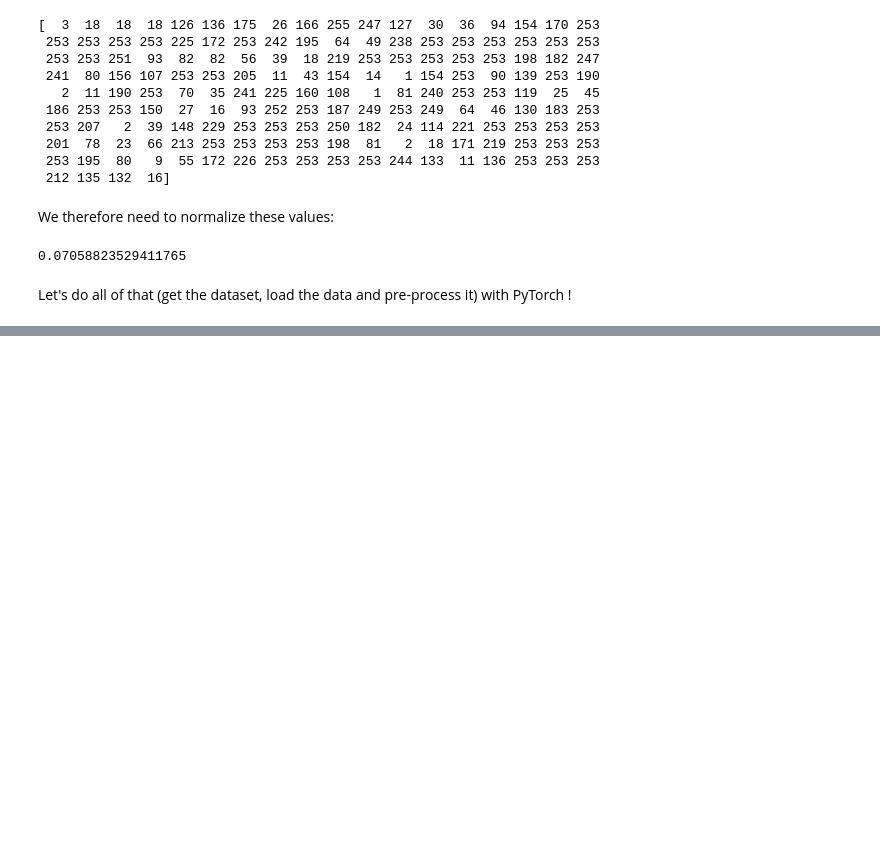
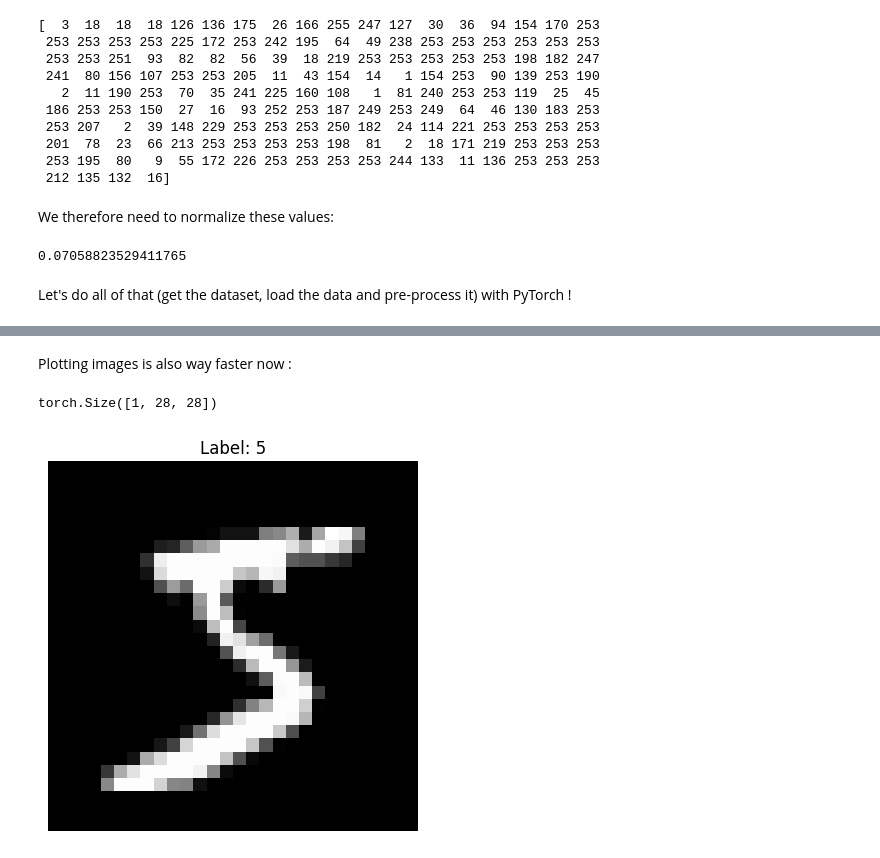
Before and after one commit to MatthieuGHS/Perceptron2MNIST, a Jupyter notebook: 3_mnist/mnist1.ipynb, the cells around one changed output, grey strips where cells are left out. Saved outputs shown, nothing was run; the diff lists cells and outputs as text; code cells hidden in the pictures; blank space fills up the shorter version.

```diff
--- a/3_mnist/mnist1.ipynb
+++ b/3_mnist/mnist1.ipynb
@@ -195,0 +196,13 @@ NameError: name 'datasets' is not defined
+# %% [markdown]
+Plotting images is also way faster now :
+# %%
+image, label = training_data[0]
+print(image.shape)
+
+plt.imshow(image.squeeze(), cmap="gray")
+plt.title(f"Label: {label}")
+plt.axis("off")
+plt.show()
+# %% [output]
+torch.Size([1, 28, 28])
+[figure, added]
```
Also changed, not shown: parts of 2 cells of this notebook.
